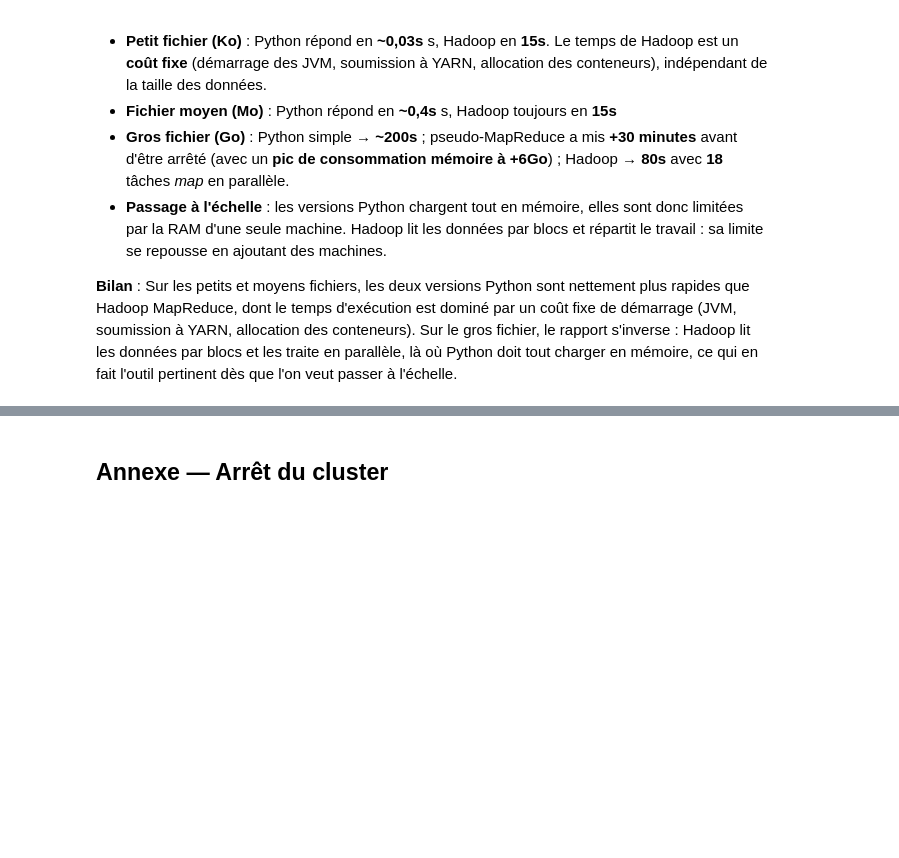
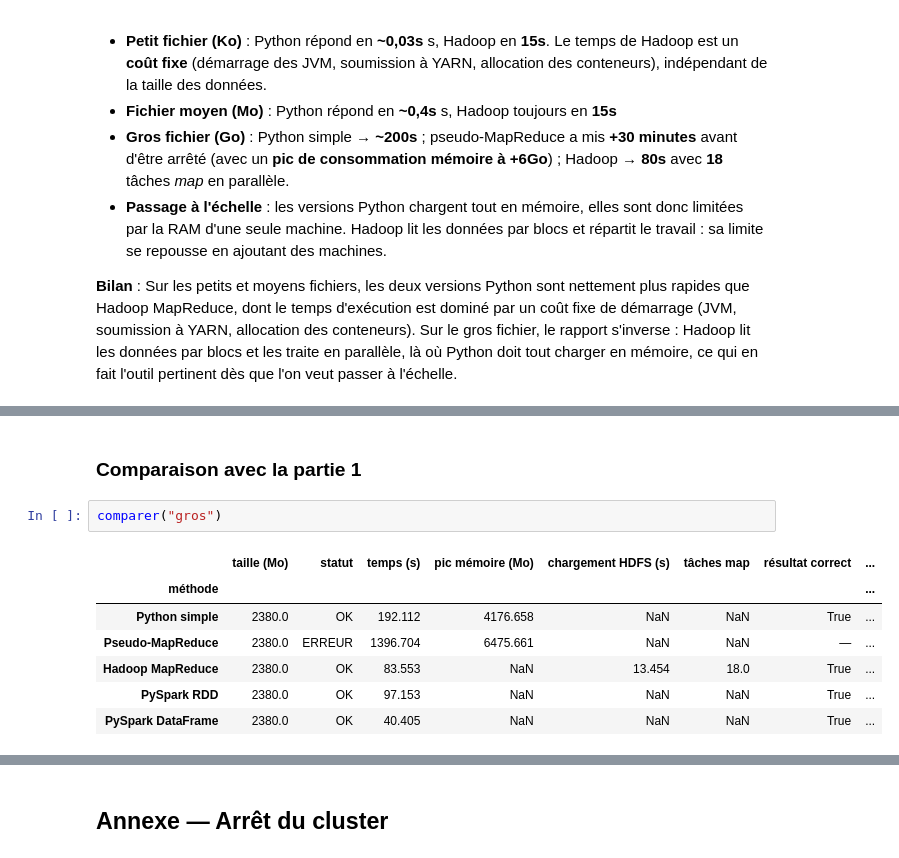
Before and after one commit to Tounos/5A-BigData-CompteurMots, a Jupyter notebook: TP1_comptage_mots.ipynb, the cells around one changed output, grey strips where cells are left out. Cells and saved outputs as stored; diff of their text form; blank space fills up the shorter version.

```diff
--- a/TP1_comptage_mots.ipynb
+++ b/TP1_comptage_mots.ipynb
@@ -516,0 +695,12 @@ plt.show()
+# %% [markdown]
+### Comparaison avec la partie 1
+# %%
+comparer("gros")
+# %% [output]
+|  | taille (Mo) | statut | temps (s) | pic mémoire (Mo) | chargement HDFS (s) | tâches map | résultat correct | ... |
+| méthode |  |  |  |  |  |  |  | ... |
+| Python simple | 2380.0 | OK | 192.112 | 4176.658 | NaN | NaN | True | ... |
+| Pseudo-MapReduce | 2380.0 | ERREUR | 1396.704 | 6475.661 | NaN | NaN | — | ... |
+| Hadoop MapReduce | 2380.0 | OK | 83.553 | NaN | 13.454 | 18.0 | True | ... |
+| PySpark RDD | 2380.0 | OK | 97.153 | NaN | NaN | NaN | True | ... |
+| PySpark DataFrame | 2380.0 | OK | 40.405 | NaN | NaN | NaN | True | ... |
```
Also changed, not shown: parts of 28 cells of this notebook, 18 other files.
